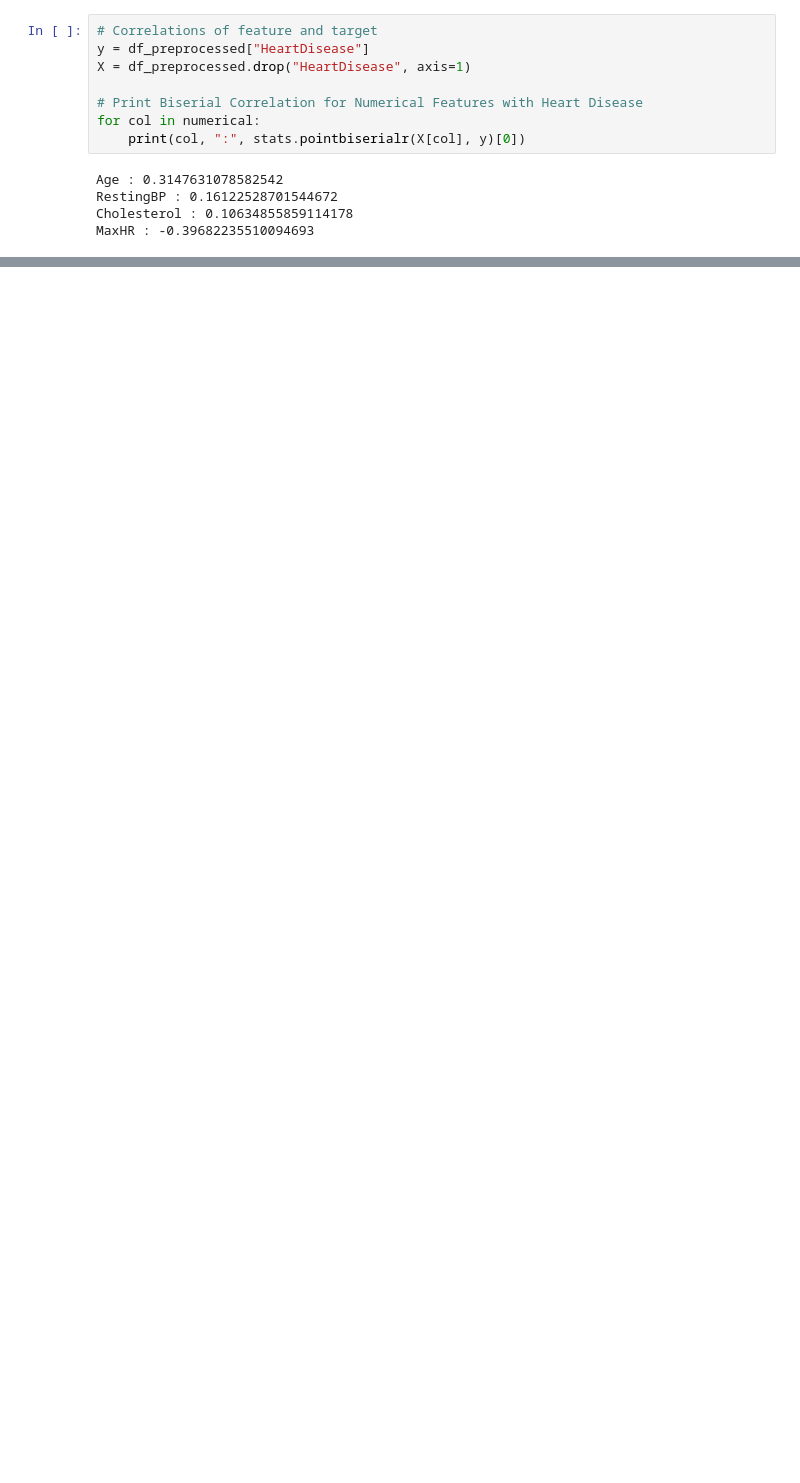
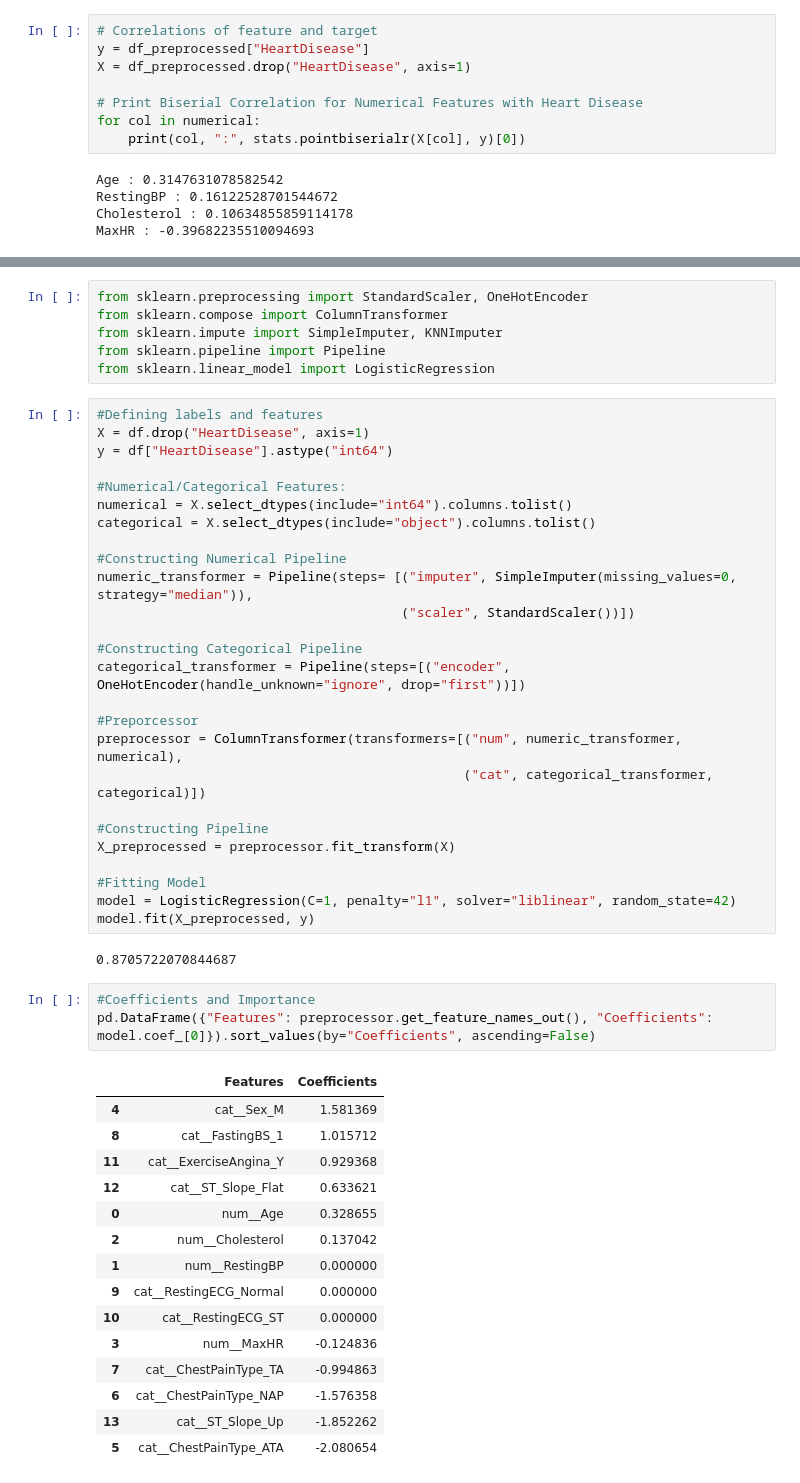
Before and after one commit to nmamie/ML4H_Project1, a Jupyter notebook: heart_failure/main.ipynb, the cells around one changed output, grey strips where cells are left out. Drawn from its saved outputs; the diff is of its cells as text; blank space fills up the shorter version.

Commit message:
lasso regression unfinished

```diff
--- a/heart_failure/main.ipynb
+++ b/heart_failure/main.ipynb
@@ -180,0 +204,53 @@ From the Plots and Correlation Coefficients it seems as though Sex and Age alone
+# %%
+from sklearn.preprocessing import StandardScaler, OneHotEncoder
+from sklearn.compose import ColumnTransformer
+from sklearn.impute import SimpleImputer, KNNImputer
+from sklearn.pipeline import Pipeline
+from sklearn.linear_model import LogisticRegression
+# %%
+#Defining labels and features
+X = df.drop("HeartDisease", axis=1)
+y = df["HeartDisease"].astype("int64")
+
+#Numerical/Categorical Features:
+numerical = X.select_dtypes(include="int64").columns.tolist()
+categorical = X.select_dtypes(include="object").columns.tolist()
+
+#Constructing Numerical Pipeline
+numeric_transformer = Pipeline(steps= [("imputer", SimpleImputer(missing_values=0, strategy="median")),
+                                       ("scaler", StandardScaler())])
+
+#Constructing Categorical Pipeline
+categorical_transformer = Pipeline(steps=[("encoder", OneHotEncoder(handle_unknown="ignore", drop="first"))])
+
+#Preporcessor
+preprocessor = ColumnTransformer(transformers=[("num", numeric_transformer, numerical),
+                                               ("cat", categorical_transformer, categorical)])
+
+#Constructing Pipeline
+X_preprocessed = preprocessor.fit_transform(X)
+
+#Fitting Model
+model = LogisticRegression(C=1, penalty="l1", solver="liblinear", random_state=42)
+model.fit(X_preprocessed, y)
+# %% [output]
+0.8705722070844687
+# %%
+#Coefficients and Importance
+pd.DataFrame({"Features": preprocessor.get_feature_names_out(), "Coefficients": model.coef_[0]}).sort_values(by="Coefficients", ascending=False)
+# %% [output]
+|  | Features | Coefficients |
+| 4 | cat__Sex_M | 1.581369 |
+| 8 | cat__FastingBS_1 | 1.015712 |
+| 11 | cat__ExerciseAngina_Y | 0.929368 |
+| 12 | cat__ST_Slope_Flat | 0.633621 |
+| 0 | num__Age | 0.328655 |
+| 2 | num__Cholesterol | 0.137042 |
+| 1 | num__RestingBP | 0.000000 |
+| 9 | cat__RestingECG_Normal | 0.000000 |
+| 10 | cat__RestingECG_ST | 0.000000 |
+| 3 | num__MaxHR | -0.124836 |
+| 7 | cat__ChestPainType_TA | -0.994863 |
+| 6 | cat__ChestPainType_NAP | -1.576358 |
+| 13 | cat__ST_Slope_Up | -1.852262 |
+| 5 | cat__ChestPainType_ATA | -2.080654 |
```
Also changed, not shown: parts of 7 cells of this notebook.
